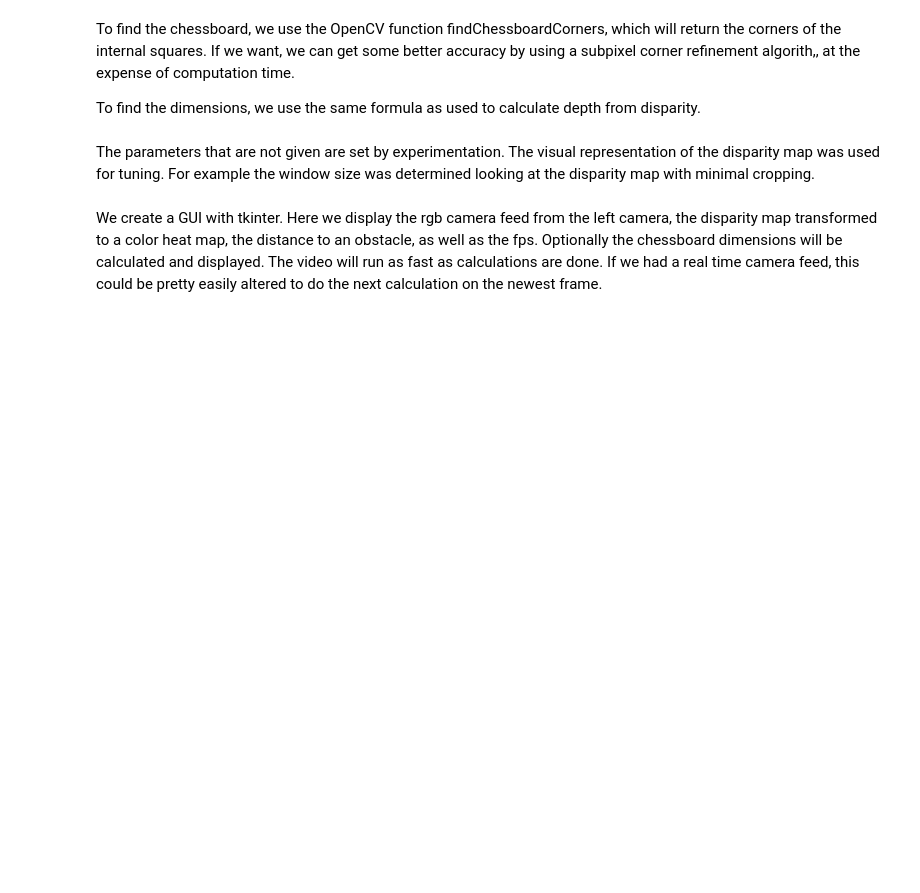
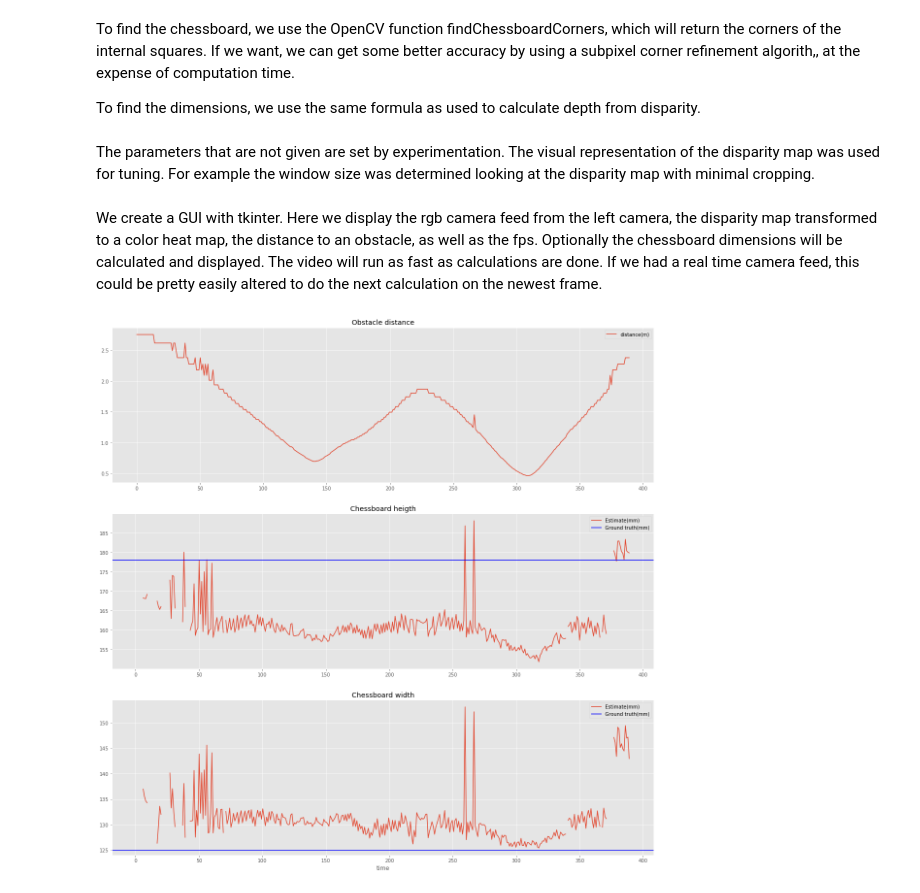
Before and after one commit to h-brenne/cv-stereo-obstacle-distancing, a Jupyter notebook: src/stereo_nav_task.ipynb, the cells around one changed output. Drawn from its saved outputs; the diff is of its cells as text; code cells hidden in the pictures; blank space fills up the shorter version.

```diff
--- a/src/stereo_nav_task.ipynb
+++ b/src/stereo_nav_task.ipynb
@@ -268,3 +281,39 @@ if __name__ == "__main__":
     root = tk.Tk()
     MainWindow(root)
     root.mainloop()
+# %%
+import matplotlib.pyplot as plt
+
+plt.style.use('ggplot')
+
+with open("../data/log1", 'rb') as p_in:
+    distance, chess_h, chess_w = pickle.load(p_in)
+
+x = np.linspace(0, len(distance), len(distance))
+
+
+fig, ax = plt.subplots(3)
+
+fig.set_size_inches(20,20)
+
+ax[0].plot(x,distance, label="distance(m)")
+ax[0].set_title("Obstacle distance")
+ax[0].set_ylabel="meter"
+ax[0].legend()
+
+ax[1].plot(x,chess_h, label="Estimate(mm)")
+ax[1].axhline(178, label="Ground truth(mm)", color="blue")
+ax[1].set_title("Chessboard heigth")
+ax[1].set_ylabel="mm"
+ax[1].legend()
+
+ax[2].plot(x,chess_w, label= "Estimate(mm)")
+ax[2].axhline(125, label="Ground truth(mm)", color="blue")
+ax[2].set_title("Chessboard width")
+ax[2].set_ylabel="mm"
+ax[2].set_xlabel("time")
+ax[2].legend()
+
+plt.show()
+# %% [output]
+[figure, added]
```
Also changed, not shown: parts of 2 cells of this notebook.
